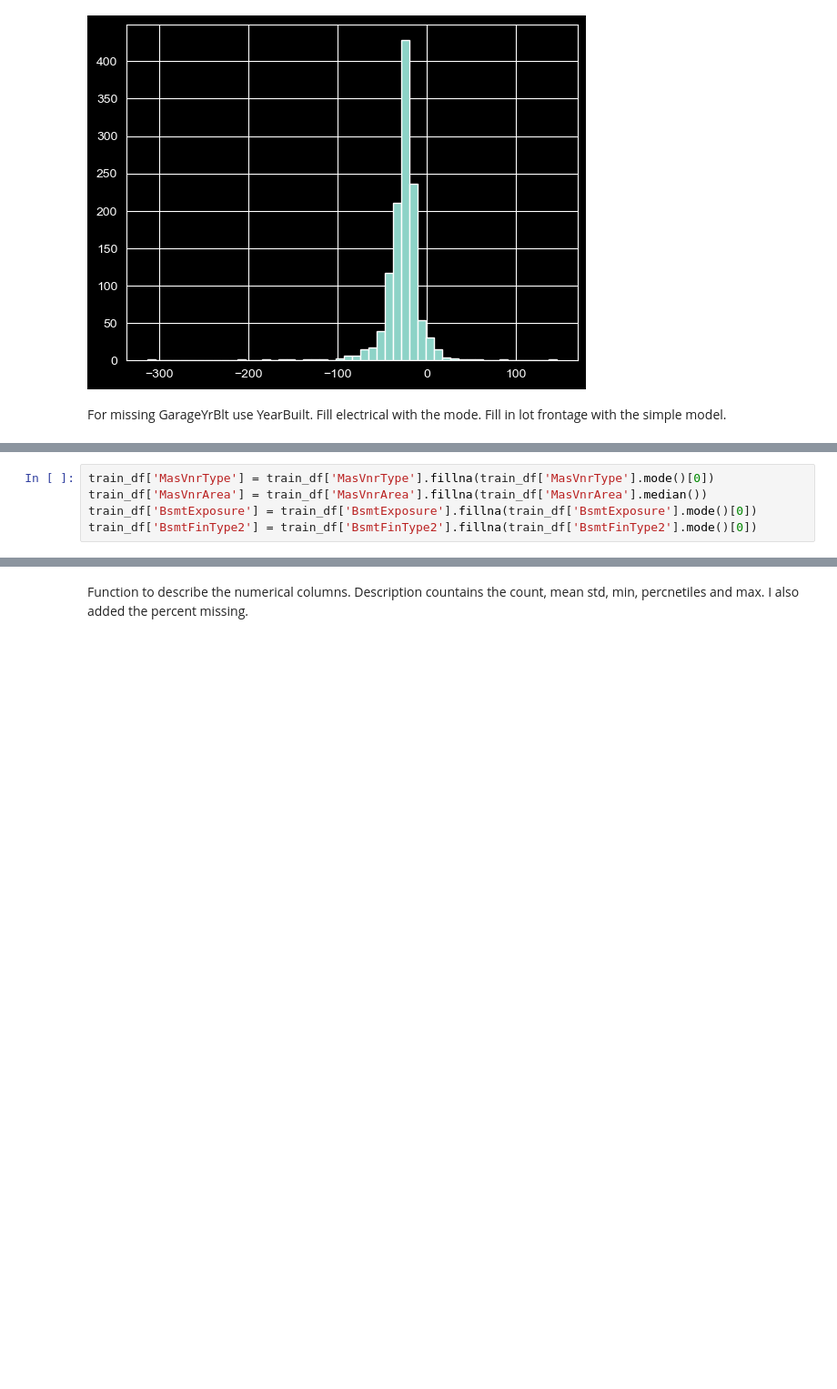
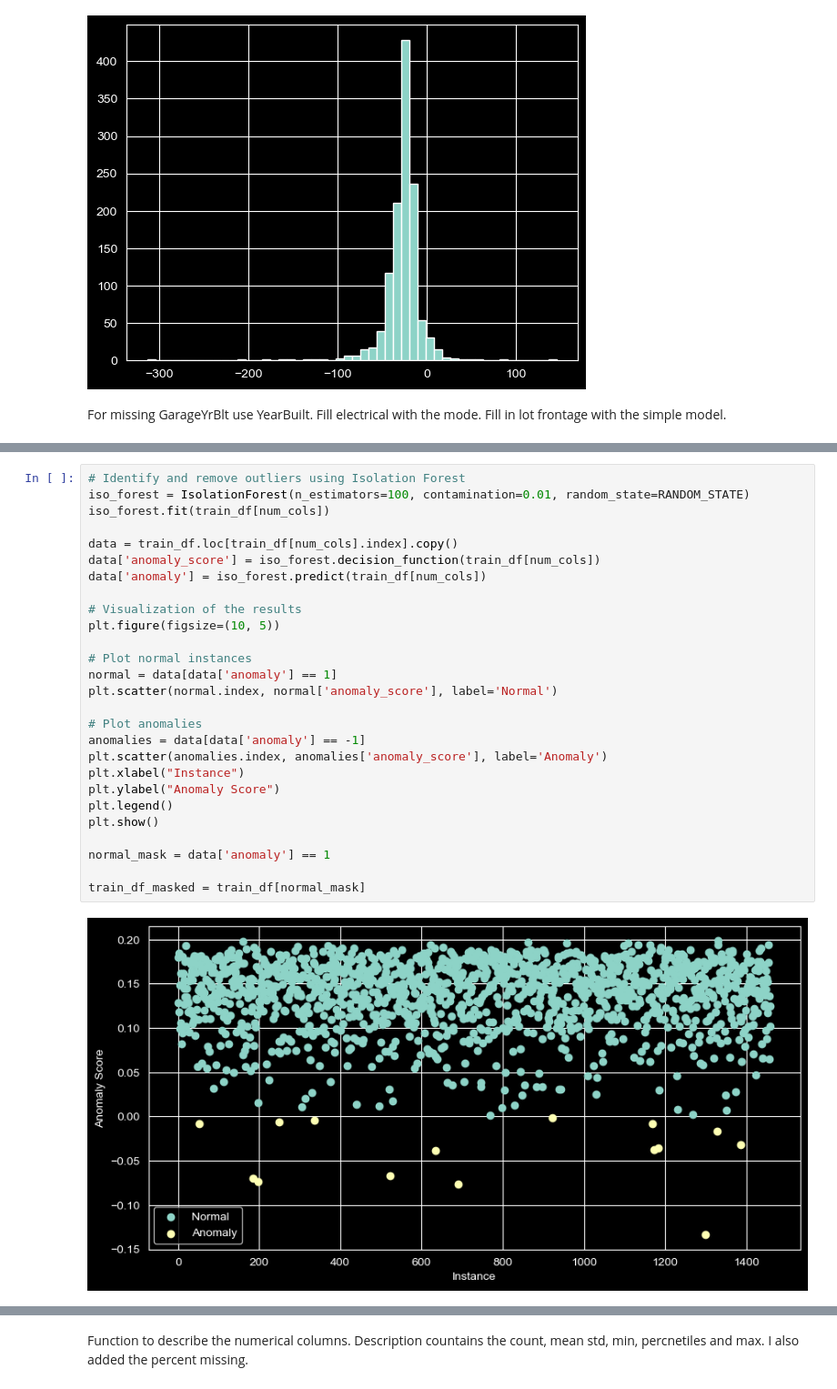
Before and after one commit to robertghennessy/Kaggle-House-Price-Prediction, a Jupyter notebook: Kaggle - Home Prices Regression.ipynb, the cells around one changed output, grey strips where cells are left out. Shown at 91% size. Cells and saved outputs as stored; diff of their text form; blank space fills up the shorter version.

```diff
--- a/Kaggle - Home Prices Regression.ipynb
+++ b/Kaggle - Home Prices Regression.ipynb
@@ -309,5 +453,0 @@ test_df['MiscFeature'] = test_df['MiscFeature'].fillna(train_df['MiscFeature'].m
-# %%
-train_df['MasVnrType'] = train_df['MasVnrType'].fillna(train_df['MasVnrType'].mode()[0])
-train_df['MasVnrArea'] = train_df['MasVnrArea'].fillna(train_df['MasVnrArea'].median())
-train_df['BsmtExposure'] = train_df['BsmtExposure'].fillna(train_df['BsmtExposure'].mode()[0])
-train_df['BsmtFinType2'] = train_df['BsmtFinType2'].fillna(train_df['BsmtFinType2'].mode()[0])
@@ -313,0 +485,29 @@ train_df['BsmtFinType2'] = train_df['BsmtFinType2'].fillna(train_df['BsmtFinType
+# %%
+# Identify and remove outliers using Isolation Forest
+iso_forest = IsolationForest(n_estimators=100, contamination=0.01, random_state=RANDOM_STATE)
+iso_forest.fit(train_df[num_cols])
+
+data = train_df.loc[train_df[num_cols].index].copy()
+data['anomaly_score'] = iso_forest.decision_function(train_df[num_cols])
+data['anomaly'] = iso_forest.predict(train_df[num_cols])
+
+# Visualization of the results
+plt.figure(figsize=(10, 5))
+
+# Plot normal instances
+normal = data[data['anomaly'] == 1]
+plt.scatter(normal.index, normal['anomaly_score'], label='Normal')
+
+# Plot anomalies
+anomalies = data[data['anomaly'] == -1]
+plt.scatter(anomalies.index, anomalies['anomaly_score'], label='Anomaly')
+plt.xlabel("Instance")
+plt.ylabel("Anomaly Score")
+plt.legend()
+plt.show()
+
+normal_mask = data['anomaly'] == 1
+
+train_df_masked = train_df[normal_mask]
+# %% [output]
+[figure, added]
```
Also changed, not shown: parts of 43 cells of this notebook.
